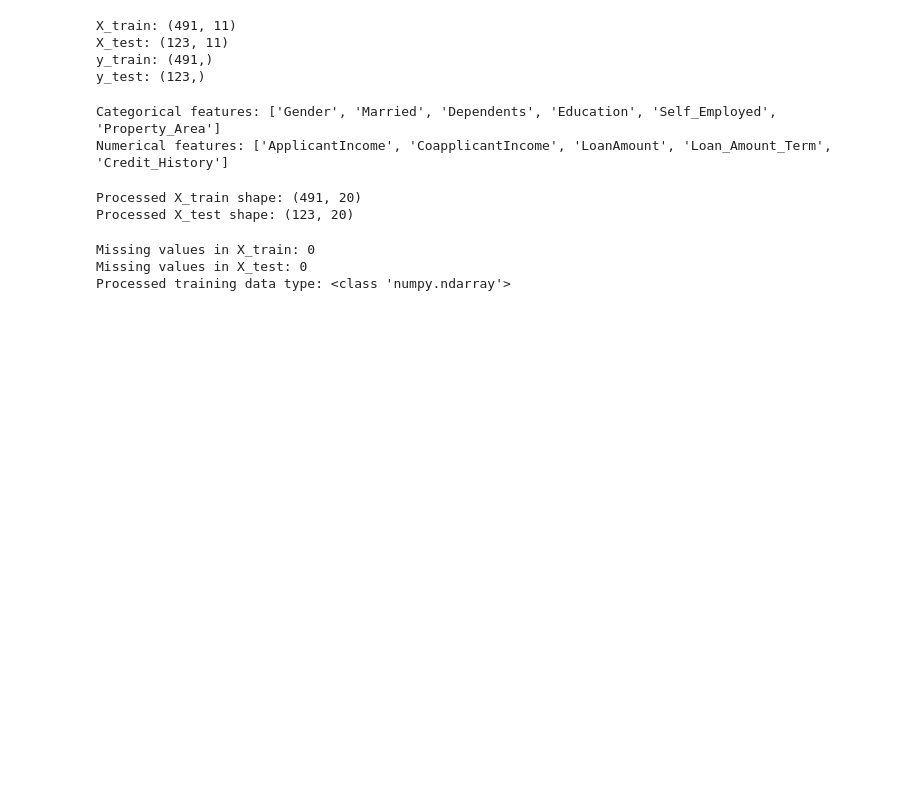
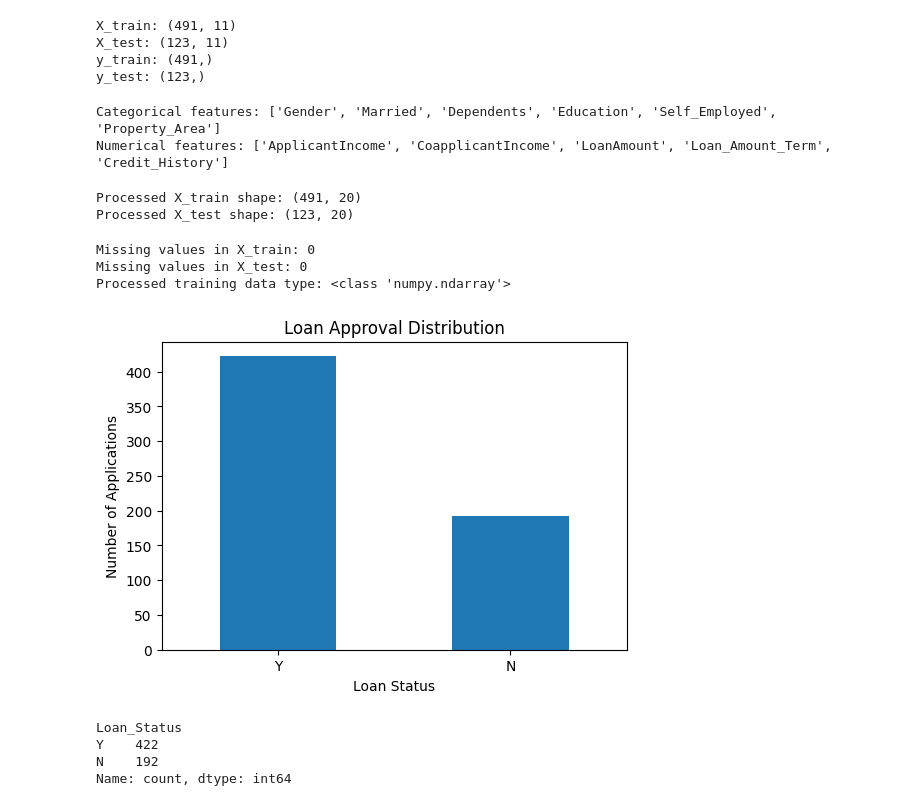
Before and after one commit to shaiza1iman/loan-approval-prediction, a Jupyter notebook: notebooks/loan_approval_prediction.ipynb, the cells around one changed output. Saved outputs shown, nothing was run; the diff lists cells and outputs as text; code cells hidden in the pictures; blank space fills up the shorter version.

```diff
--- a/notebooks/loan_approval_prediction.ipynb
+++ b/notebooks/loan_approval_prediction.ipynb
@@ -210,3 +210,23 @@ print("Processed training data type:", type(X_train_processed))
 Missing values in X_train: 0
 Missing values in X_test: 0
 Processed training data type: <class 'numpy.ndarray'>
+# %%
+import matplotlib.pyplot as plt
+
+approval_counts = df["Loan_Status"].value_counts()
+
+plt.figure(figsize=(6, 4))
+approval_counts.plot(kind="bar")
+plt.title("Loan Approval Distribution")
+plt.xlabel("Loan Status")
+plt.ylabel("Number of Applications")
+plt.xticks(rotation=0)
+plt.show()
+
+print(approval_counts)
+# %% [output]
+[figure, added]
+Loan_Status
+Y    422
+N    192
+Name: count, dtype: int64
```
Also changed, not shown: parts of 4 cells of this notebook.
